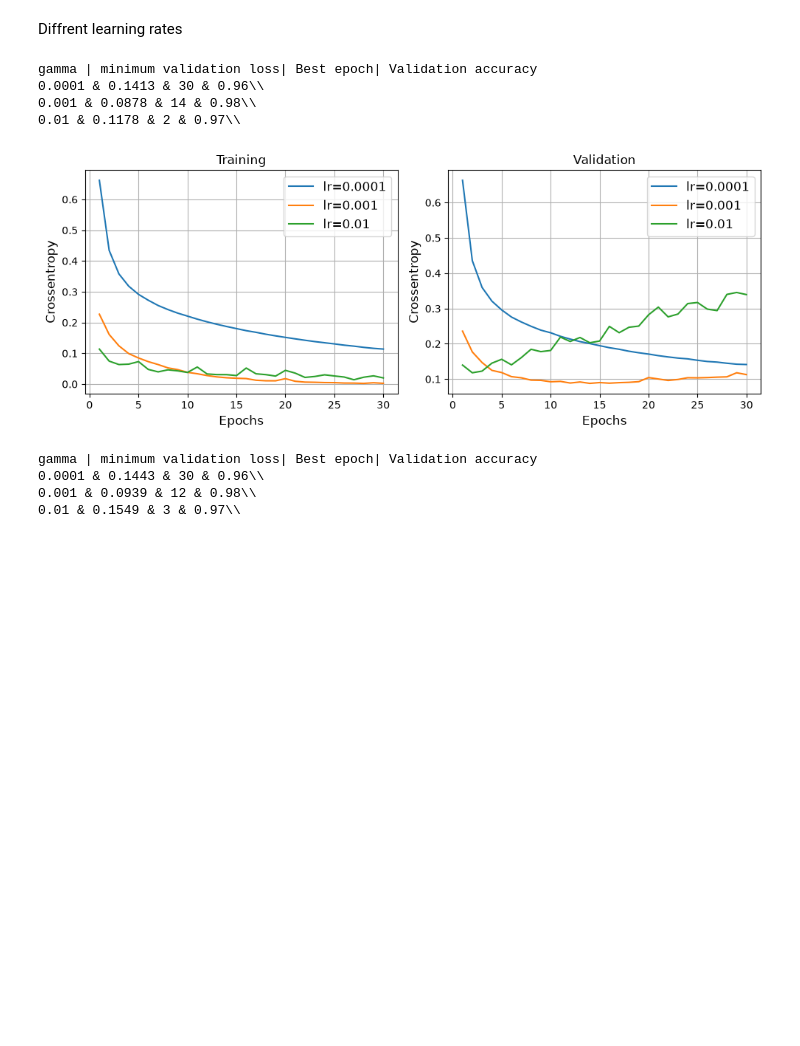
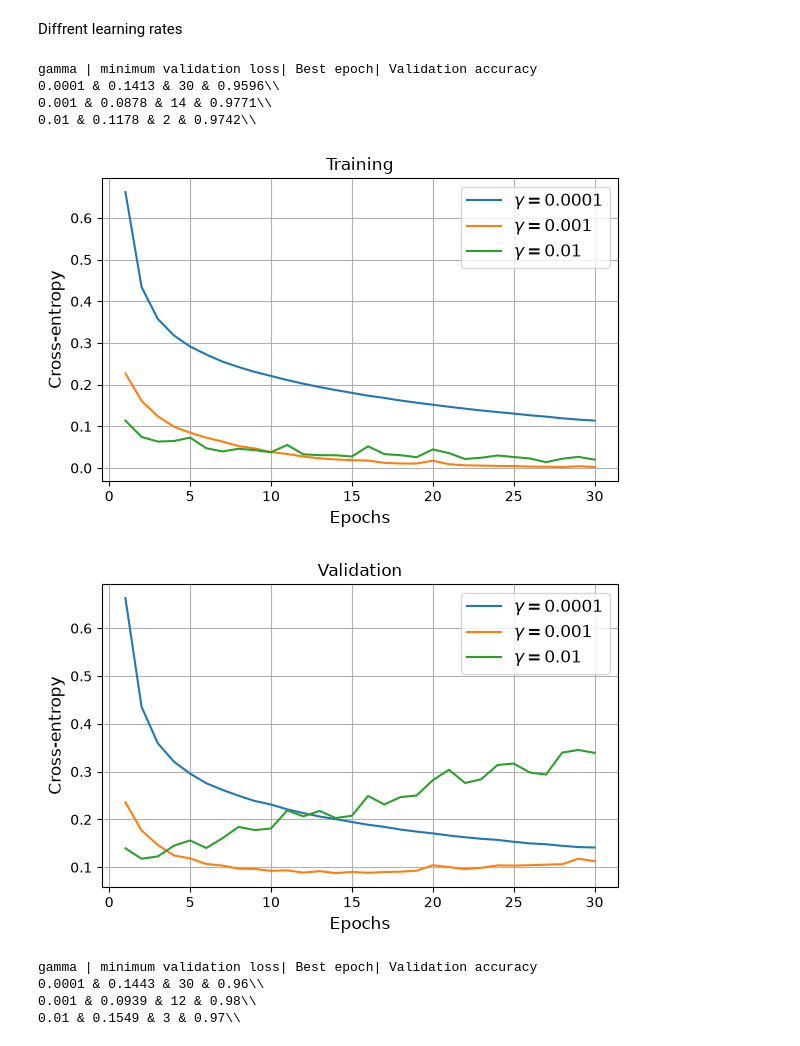
Before and after one commit to synneosen/Project-2, a Jupyter notebook: Code/part_e_classification_an.ipynb, the cells around one changed output. Cells and saved outputs as stored; diff of their text form; code cells hidden in the pictures; blank space fills up the shorter version.

```diff
--- a/Code/part_e_classification_an.ipynb
+++ b/Code/part_e_classification_an.ipynb
@@ -86,30 +86,44 @@ for gamma in learning_rates:
     best_epoch = np.argmin(history["val"]) + 1
     val_acc = np.mean(model_lr.predict(x_val)==y_val)
     print(f"{gamma:g} & {min(history['val']):.4f} & "
-          f"{best_epoch} & {val_acc:.2f}" + r"\\")
+          f"{best_epoch} & {val_acc:.4f}" + r"\\")
 # %% [output]
 gamma | minimum validation loss| Best epoch| Validation accuracy
-0.0001 & 0.1413 & 30 & 0.96\\
-0.001 & 0.0878 & 14 & 0.98\\
-0.01 & 0.1178 & 2 & 0.97\\
+0.0001 & 0.1413 & 30 & 0.9596\\
+0.001 & 0.0878 & 14 & 0.9771\\
+0.01 & 0.1178 & 2 & 0.9742\\
 # %%
 #Adam
-fig, axes = plt.subplots(1, 2, figsize=(10,4))
+fig, ax = plt.subplots(figsize=(6,4))
 for gamma, hist in history_lr.items():
     epcoh=np.arange(1, len(hist["train"])+ 1)
-    axes[0].plot(epcoh, hist['train'], label = f"lr={gamma:g}")
-    axes[1].plot(epcoh, hist['val'], label = f"lr={gamma:g}")
-axes[0].set_title('Training', fontsize=12)
-axes[1].set_title('Validation', fontsize=12)
-for ax in axes:
-    ax.set_xlabel('Epochs', fontsize=12)
-    ax.set_ylabel('Crossentropy', fontsize=12)
-    ax.legend(fontsize=12)
-    ax.grid()
+    ax.plot(epcoh, hist['train'], label = rf"$\gamma = {gamma:g}$")
+
+ax.set_title('Training', fontsize=12)
+
+
+ax.set_xlabel('Epochs', fontsize=12)
+ax.set_ylabel('Cross-entropy', fontsize=12)
+ax.legend(fontsize=12)
+ax.grid()
 plt.tight_layout()
 plt.show()
+
+fig, ax = plt.subplots(figsize=(6,4))
+for gamma, hist in history_lr.items():
+    epcoh=np.arange(1, len(hist["train"])+ 1)
+    ax.plot(epcoh, hist['val'], label = rf"$\gamma = {gamma:g}$")
+
+ax.set_title('Validation', fontsize=12)
+ax.set_xlabel('Epochs', fontsize=12)
+ax.set_ylabel('Cross-entropy', fontsize=12)
+ax.legend(fontsize=12)
+ax.grid()
+plt.tight_layout()
+plt.show()
 # %% [output]
-[figure, old version]
+[figure, new version]
+[figure, added]
 # %%
 #RMSprop
 learning_rates = [1e-4, 1e-3, 1e-2]
```
Also changed, not shown: parts of 10 cells of this notebook, 1 other file.
